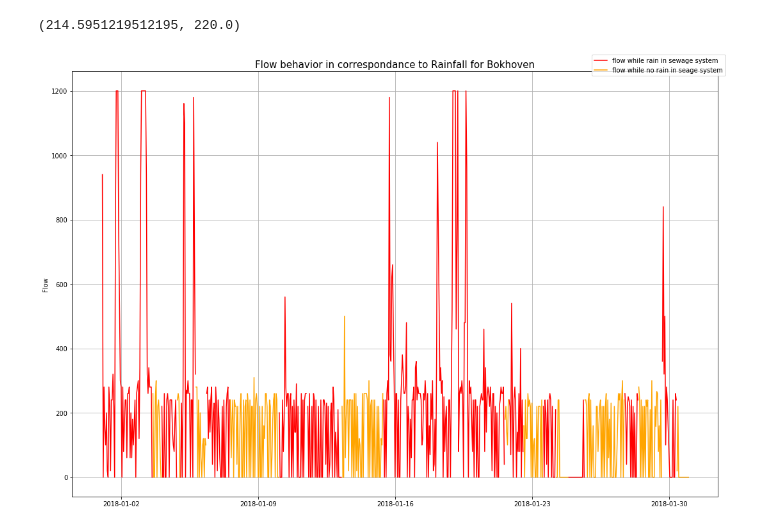
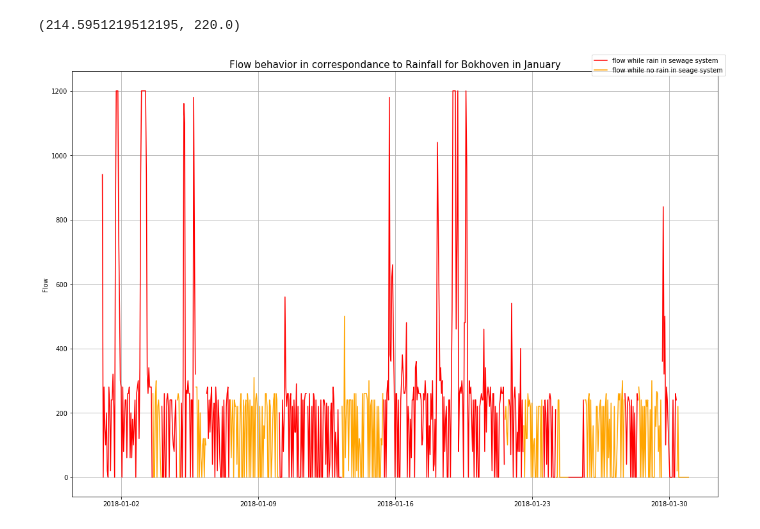
Before and after one commit to rogertian0707/jbg060, a Jupyter notebook: code/combine_rain_pump.ipynb, the cells around one changed output. Drawn from its saved outputs; the diff is of its cells as text; code cells hidden in the pictures.

```diff
--- a/code/combine_rain_pump.ipynb
+++ b/code/combine_rain_pump.ipynb
@@ -711,26 +711,18 @@ weather_change[weather_change['dry']>0]['dry'].mean(),weather_change[weather_cha
 # %%
 days = mdates.date2num((weather_change.index))
 
 fig = plt.figure(figsize=(15,10))
 ax1 = fig.add_subplot(111)
 
 ax1.plot(weather_change.index, weather_change['rainy'], label = 'flow while rain in sewage system', color='red', linewidth = 1.5)
 ax1.plot(weather_change.index, weather_change['dry'], label = 'flow while no rain in seage system', color = 'orange', linewidth = 1.5)
 ax1.set_ylabel('Flow', fontsize = 10)
 
-ax2.axhline(214.5951219512195, alpha = 6, color = 'darkred')
-ax2.axhline(220, alpha = 6, color = 'red')
-
-ax2.annotate('Mean', (mdates.date2num(datetime.date(2018, 1, 12)), 253.650802), xytext=(15, 15),
-            textcoords='offset points', arrowprops=dict(color='darkred', arrowstyle='-|>'), color = 'darkred')
-
-ax2.annotate('Median', (mdates.date2num(datetime.date(2018, 1, 25)), 241), xytext=(15, 15),
-            textcoords='offset points', arrowprops=dict(color='red', arrowstyle='-|>'), color = 'red')
 
 plt.title('Flow behavior in correspondance to Rainfall for Bokhoven in January', fontsize = 15)
 plt.grid()
 fig.legend()
 fig.tight_layout();
-#fig.savefig("../graphs/"+"FlowBehavior.png")
+fig.savefig("../graphs/"+"FlowBehavior_new.png")
 # %% [output]
-[figure, old version]
+[figure, new version]
```
Also changed, not shown: 5 other files.
